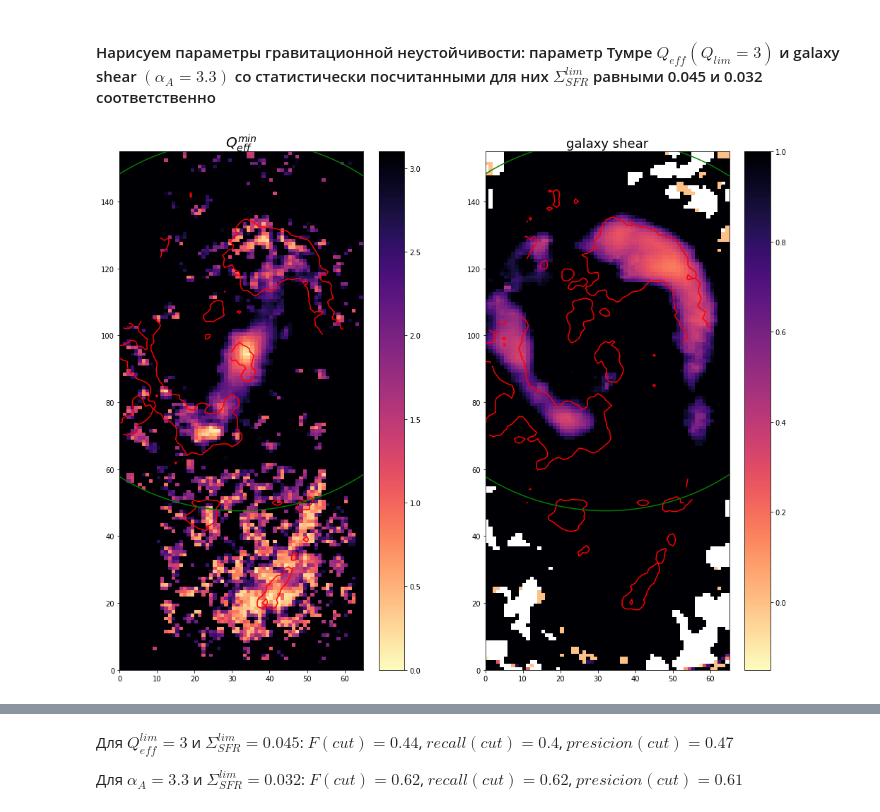
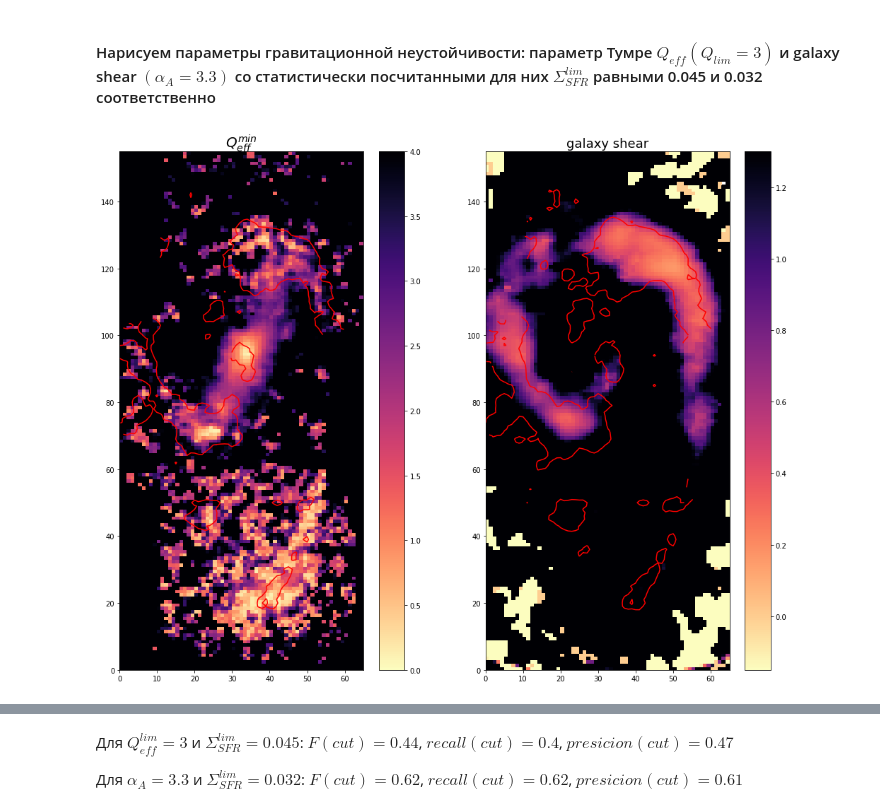
Before and after one commit to ValerieKostiuk/Course-work, a Jupyter notebook: NGC3627/Results.ipynb, the cells around one changed output, grey strips where cells are left out. Saved outputs shown, nothing was run; the diff lists cells and outputs as text; code cells hidden in the pictures.

Commit message:
correct plots

```diff
--- a/NGC3627/Results.ipynb
+++ b/NGC3627/Results.ipynb
@@ -34,6 +34,6 @@ Image('./images/statistics1.png')
 # %% [markdown]
 #### Нарисуем параметры гравитационной неустойчивости: параметр Тумре $Q_{eff} (Q_{lim} = 3)$ и galaxy shear $(\alpha_A = 3.3)$ со статистически посчитанными для них $\Sigma_{SFR}^{lim}$ равными  0.045 и 0.032 соответственно
 # %%
-Image('./images/Q_min_and_galaxy_shear.png')
+Image('./images/Q_min_and_galactic_shear1.png')
 # %% [output]
-[figure, old version]
+[figure, new version]
```
Also changed, not shown: parts of 2 cells of this notebook, 3 other files.
